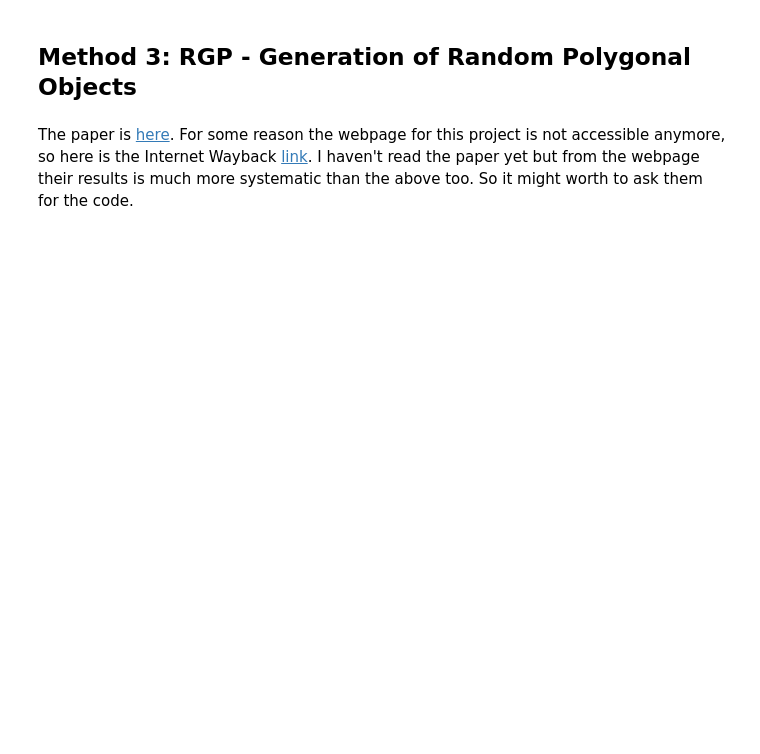
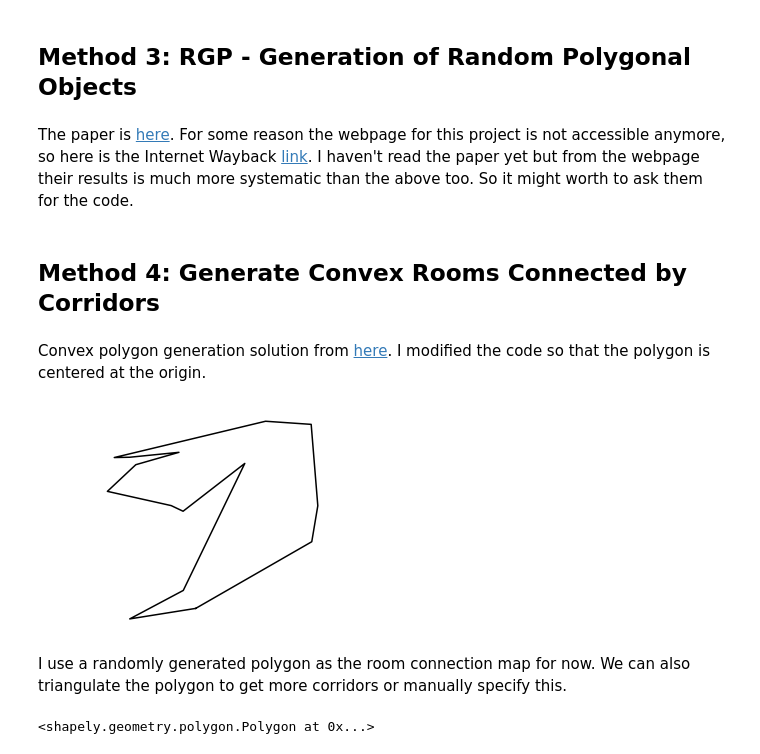
Before and after one commit to alexandroid000/bounce-viz, a Jupyter notebook: generate_random_polygon.ipynb, the cells around one changed output. Drawn from its saved outputs; the diff is of its cells as text; code cells hidden in the pictures; blank space fills up the shorter version.

Commit message:
Add convex rooms connected by corridors generator.

```diff
--- a/generate_random_polygon.ipynb
+++ b/generate_random_polygon.ipynb
@@ -107,3 +109,7 @@ draw_polygon(verts)
 ## Method 3: RGP - Generation of Random Polygonal Objects
 # %% [markdown]
 The paper is [here]( http://citeseerx.ist.psu.edu/viewdoc/download?doi=10.1.1.56.5609&rep=rep1&type=pdf). For some reason the webpage for this project is not accessible anymore, so here is the Internet Wayback [link](https://web.archive.org/web/20190918003901/http://www.cosy.sbg.ac.at/~held/projects/rpg/rpg.html). I haven't read the paper yet but from the webpage their results is much more systematic than the above too. So it might worth to ask them for the code.
+# %% [markdown]
+## Method 4: Generate Convex Rooms Connected by Corridors
+# %% [markdown]
+Convex polygon generation solution from [here](https://stackoverflow.com/questions/6758083/how-to-generate-a-random-convex-polygon). I modified the code so that the polygon is centered at the origin.
@@ -109,0 +183,34 @@ The paper is [here]( http://citeseerx.ist.psu.edu/viewdoc/download?doi=10.1.1.56
+# %%
+num_rooms = 15
+corridors_map = np.array(Polygon.simple_polygon(Vector.random(num_rooms, [800, 800], 2)).points)
+draw_polygon(corridors_map)
+# %% [output]
+[figure, added]
+# %% [markdown]
+I use a randomly generated polygon as the room connection map for now. We can also triangulate the polygon to get more corridors or manually specify this.
+# %%
+from shapely.ops import cascaded_union
+
+polygon_list = []
+min_room_size = 800
+# Get convex rooms
+for i in range(num_rooms):
+    poly = to_convex_contour(20)
+    room_size = 0.5 * min(la.norm(corridors_map[i] - corridors_map[(i+1)%num_rooms]), la.norm(corridors_map[i] - corridors_map[i-1]))
+    poly *= room_size
+    poly = np.array([point + corridors_map[i] for point in poly])
+    polygon_list.append(shapely.geometry.Polygon(poly))
+    min_room_size = min(min_room_size, room_size)
+
+# Get corridors
+for i in range(num_rooms):
+    corridor_direction = corridors_map[i] - corridors_map[i-1]
+    corridor_width_direction = np.array([corridor_direction[1], -corridor_direction[0]])
+    corridor_width_direction /= la.norm(corridor_width_direction)
+    corridor_width = min_room_size * 0.1
+    corridor_point_list = [corridors_map[i] + corridor_width_direction * corridor_width, corridors_map[i-1] + corridor_width_direction * corridor_width, corridors_map[i-1] - corridor_width_direction * corridor_width, corridors_map[i] - corridor_width_direction * corridor_width]
+    polygon_list.append(shapely.geometry.Polygon(corridor_point_list))
+
+cascaded_union(polygon_list)
+# %% [output]
+<shapely.geometry.polygon.Polygon at 0x...>
```
Also changed, not shown: parts of 4 cells of this notebook.
